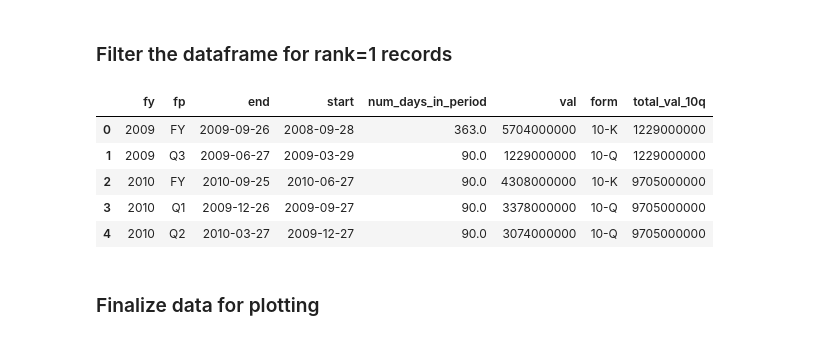
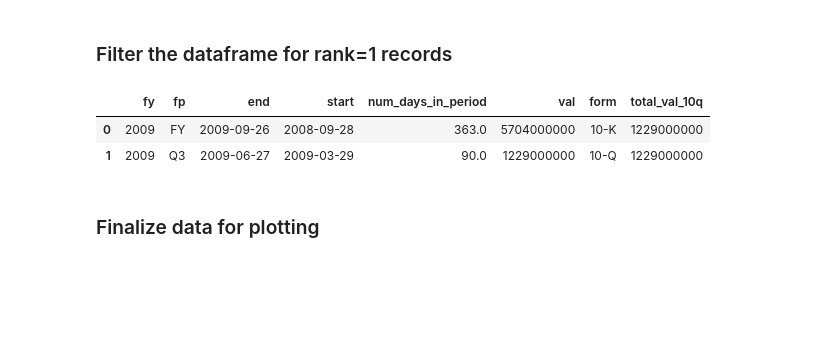
Before and after one commit to swied/swied-website, a Jupyter notebook: notebooks/company-financial-trends.ipynb, the cells around one changed output. Saved outputs shown, nothing was run; the diff lists cells and outputs as text; code cells hidden in the pictures; blank space fills up the shorter version.

```diff
--- a/notebooks/company-financial-trends.ipynb
+++ b/notebooks/company-financial-trends.ipynb
@@ -144,7 +144,16 @@ pprint(tag_data, depth=2)
 # %% [markdown]
 ### Convert to a Pandas Dataframe
 # %%
-df_tag_data = pd.DataFrame.from_dict(tag_data['units']['USD'])
-df_tag_data.sort_values(by=['filed','fy','fp']).tail()
+# Create dataframe from dictionary
+df_tag_data = (
+    pd.DataFrame
+    .from_dict(tag_data['units']['USD'])
+)
+
+# Display the last 8 records in the dataframe
+(   df_tag_data
+    .sort_values(by=['filed'])
+    .tail(8)
+)
 # %% [output]
 |  | start | end | val | accn | fy | fp | form | filed | frame |
@@ -203,25 +213,23 @@ df_rank.tail()
 # %%
 df_filtered = pandasql.sqldf("""
     select
         fy, fp,
         end, start,
         num_days_in_period,
         val, form,
         sum(val_10q)
         over(partition by fy
             ) as total_val_10q
     from df_rank
     where rnk=1
 """)
 
-df_filtered.head()
+# Show the first two records
+df_filtered.head(2)
 # %% [output]
 |  | fy | fp | end | start | num_days_in_period | val | form | total_val_10q |
 | 0 | 2009 | FY | 2009-09-26 | 2008-09-28 | 363.0 | 5704000000 | 10-K | 1229000000 |
 | 1 | 2009 | Q3 | 2009-06-27 | 2009-03-29 | 90.0 | 1229000000 | 10-Q | 1229000000 |
-| 2 | 2010 | FY | 2010-09-25 | 2010-06-27 | 90.0 | 4308000000 | 10-K | 9705000000 |
-| 3 | 2010 | Q1 | 2009-12-26 | 2009-09-27 | 90.0 | 3378000000 | 10-Q | 9705000000 |
-| 4 | 2010 | Q2 | 2010-03-27 | 2009-12-27 | 90.0 | 3074000000 | 10-Q | 9705000000 |
 # %% [markdown]
 ### Finalize data for plotting
 # %%
```
Also changed, not shown: parts of 10 cells of this notebook, 12 other files.
